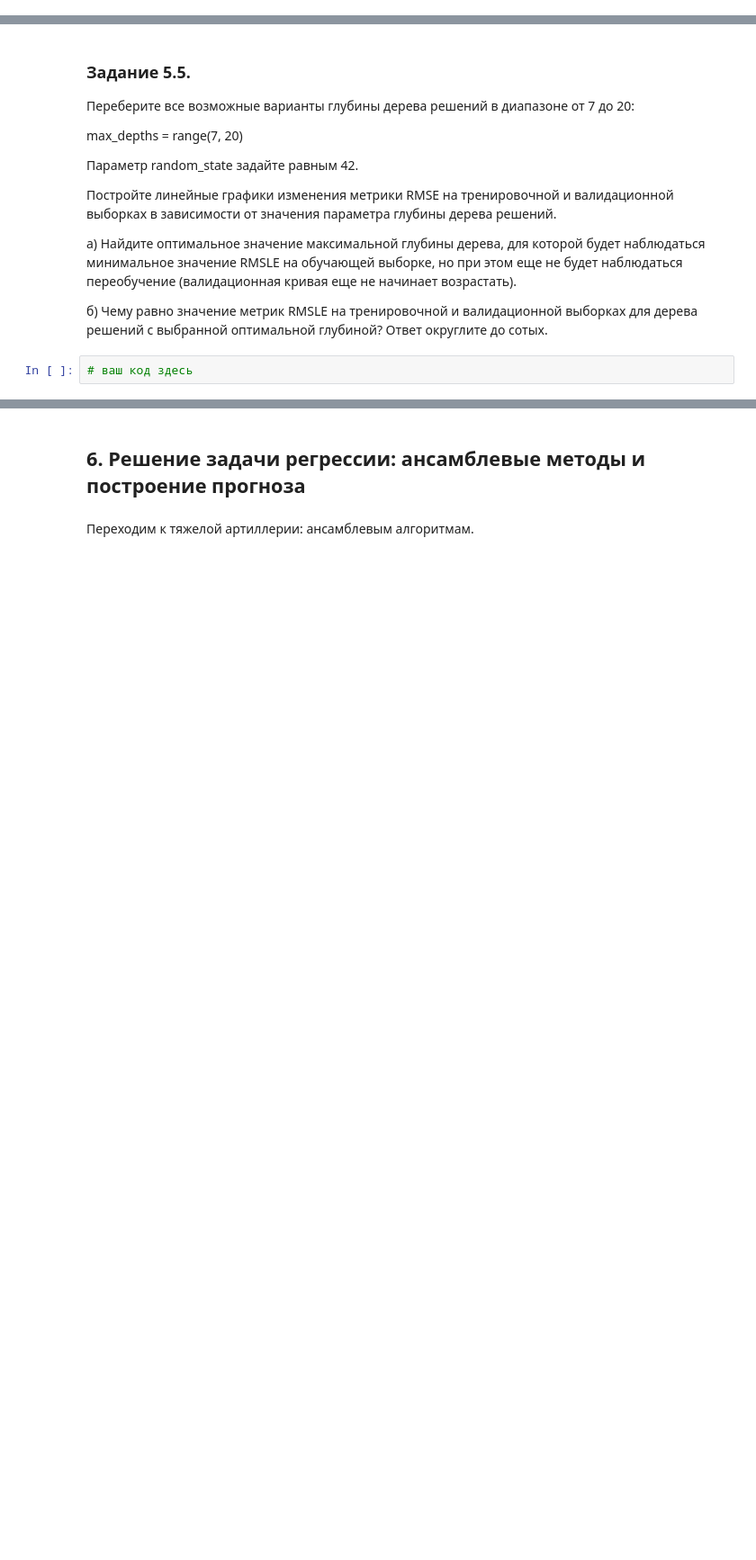
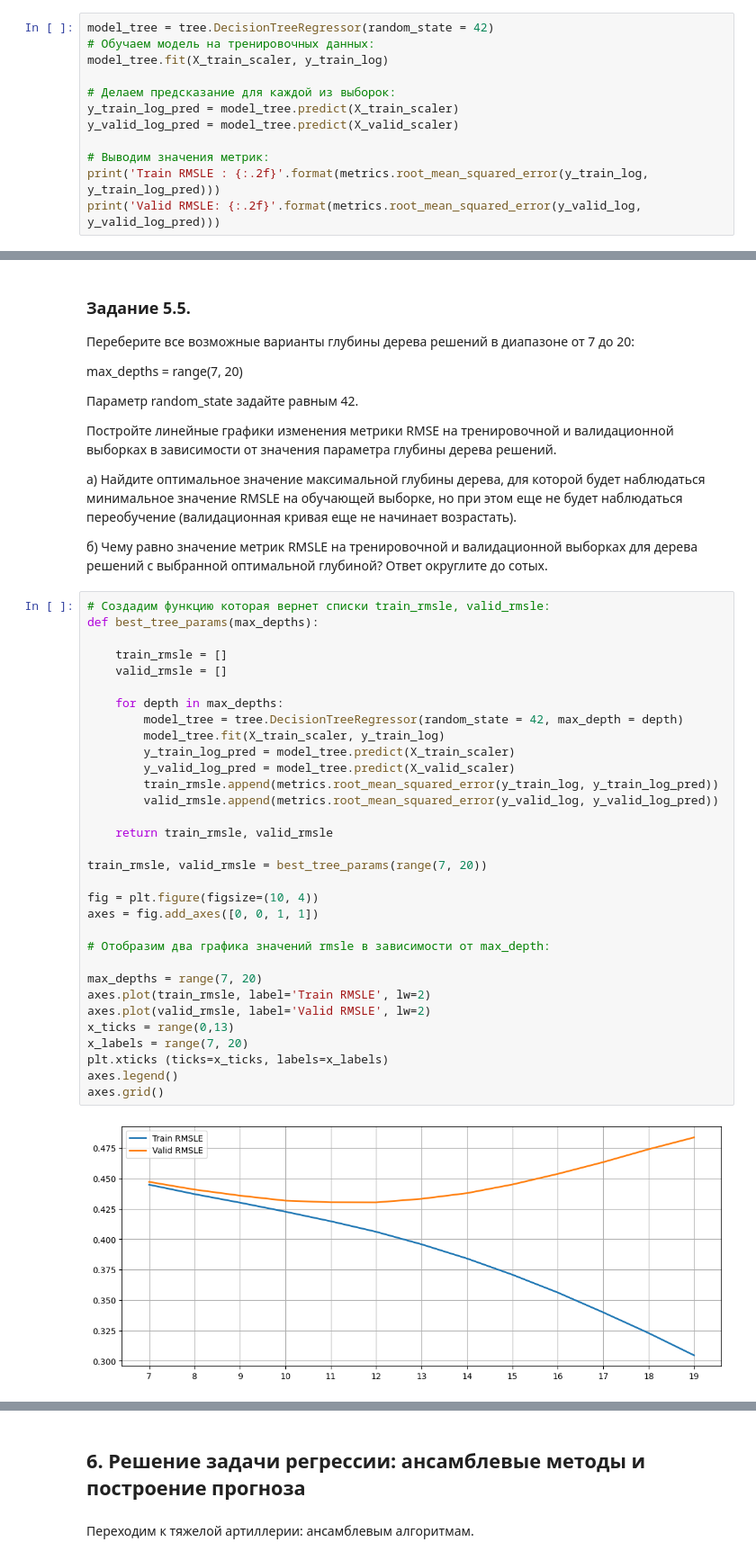
Before and after one commit to Irina-Kondratenko/SkillFactory, a Jupyter notebook: Homework/Project_10/Project-10. Notebook.ipynb, the cells around one changed output, grey strips where cells are left out. Shown at 90% size. Drawn from its saved outputs; the diff is of its cells as text; blank space fills up the shorter version.

```diff
--- a/Homework/Project_10/Project-10. Notebook.ipynb
+++ b/Homework/Project_10/Project-10. Notebook.ipynb
@@ -1063,0 +1116,12 @@ $$RMSLE = \sqrt{\frac{1}{n}\sum_{i=1}^n(z_i-\hat{z_i})^2}=\sqrt{MSE(z_i,\hat{z_i
+# %%
+model_tree = tree.DecisionTreeRegressor(random_state = 42)
+# Обучаем модель на тренировочных данных:
+model_tree.fit(X_train_scaler, y_train_log)
+
+# Делаем предсказание для каждой из выборок:
+y_train_log_pred = model_tree.predict(X_train_scaler)
+y_valid_log_pred = model_tree.predict(X_valid_scaler)
+
+# Выводим значения метрик:
+print('Train RMSLE : {:.2f}'.format(metrics.root_mean_squared_error(y_train_log, y_train_log_pred)))
+print('Valid RMSLE: {:.2f}'.format(metrics.root_mean_squared_error(y_valid_log, y_valid_log_pred)))
@@ -1074,5 +1141,37 @@ max_depths = range(7, 20)
 а) Найдите оптимальное значение максимальной глубины дерева, для которой будет наблюдаться минимальное значение RMSLE на обучающей выборке, но при этом еще не будет наблюдаться переобучение (валидационная кривая еще не начинает возрастать).
 
 б) Чему равно значение метрик RMSLE на тренировочной и валидационной выборках для дерева решений с выбранной оптимальной глубиной? Ответ округлите до сотых.
-# %%
-# ваш код здесь
+# %%
+# Cоздадим функцию которая вернет списки train_rmsle, valid_rmsle:
+def best_tree_params(max_depths):
+
+    train_rmsle = []
+    valid_rmsle = []
+
+    for depth in max_depths:
+        model_tree = tree.DecisionTreeRegressor(random_state = 42, max_depth = depth)
+        model_tree.fit(X_train_scaler, y_train_log)
+        y_train_log_pred = model_tree.predict(X_train_scaler)
+        y_valid_log_pred = model_tree.predict(X_valid_scaler)
+        train_rmsle.append(metrics.root_mean_squared_error(y_train_log, y_train_log_pred))
+        valid_rmsle.append(metrics.root_mean_squared_error(y_valid_log, y_valid_log_pred))
+
+    return train_rmsle, valid_rmsle
+
+train_rmsle, valid_rmsle = best_tree_params(range(7, 20))
+
+fig = plt.figure(figsize=(10, 4))
+axes = fig.add_axes([0, 0, 1, 1])
+
+# Отобразим два графика значений rmsle в зависимости от max_depth:
+
+max_depths = range(7, 20)
+axes.plot(train_rmsle, label='Train RMSLE', lw=2)
+axes.plot(valid_rmsle, label='Valid RMSLE', lw=2)
+x_ticks = range(0,13)
+x_labels = range(7, 20)
+plt.xticks (ticks=x_ticks, labels=x_labels)
+axes.legend()
+axes.grid()
+# %% [output]
+[figure, added]
```
Also changed, not shown: parts of 14 cells of this notebook.
